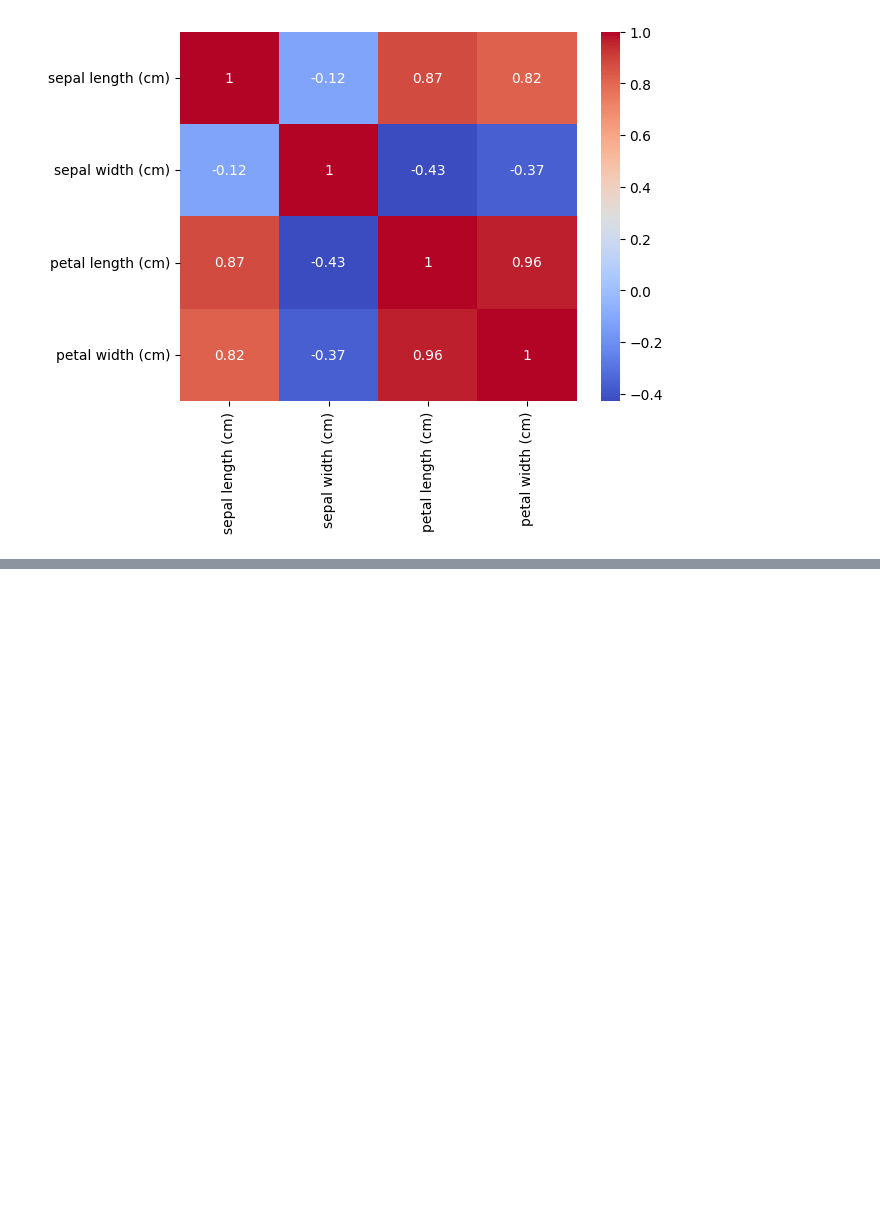
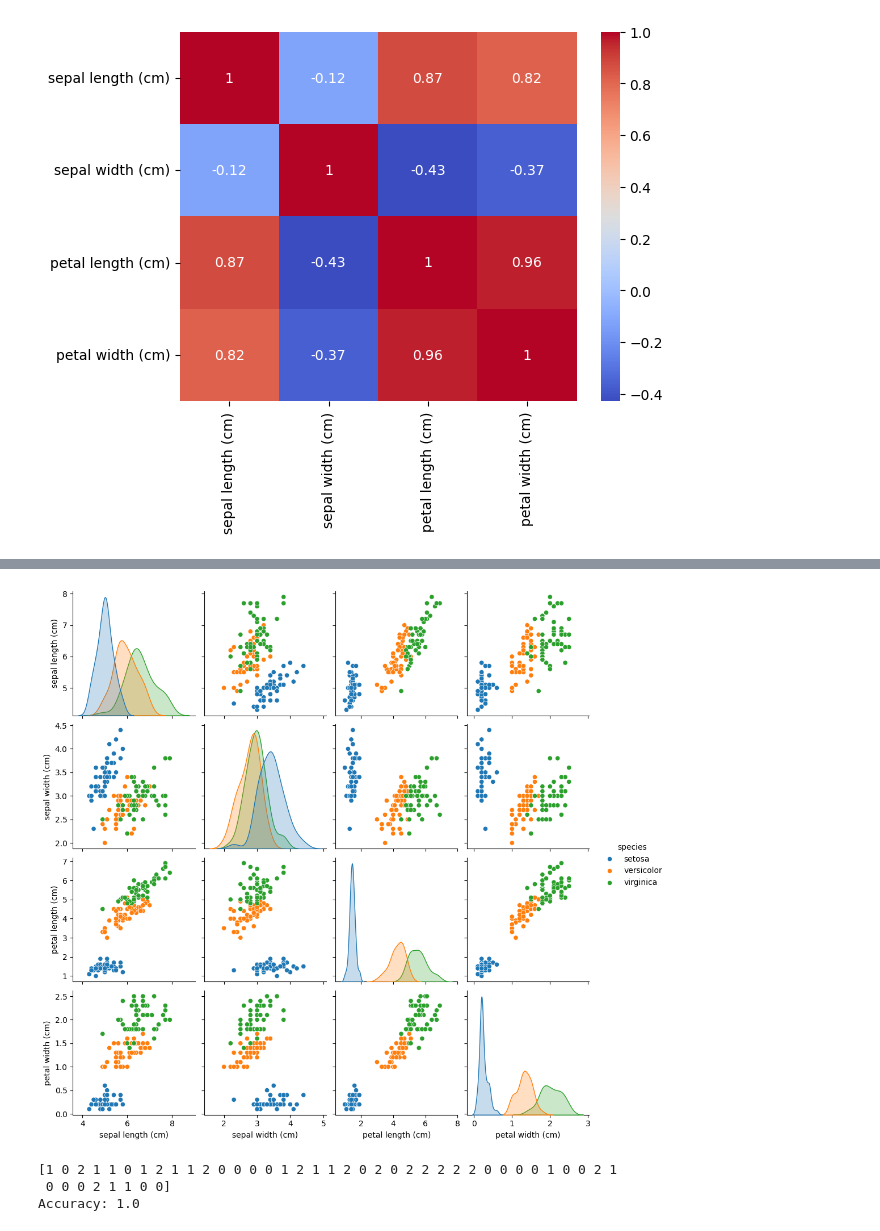
Before and after one commit to KonulJ/Iris, a Jupyter notebook: iris.ipynb, the cells around one changed output, grey strips where cells are left out. Drawn from its saved outputs; the diff is of its cells as text; code cells hidden in the pictures; blank space fills up the shorter version.

```diff
--- a/iris.ipynb
+++ b/iris.ipynb
@@ -81,0 +74,5 @@ AttributeError: 'KMeans' object has no attribute 'inetia_'
+# %%
+sns.pairplot(df, hue='species')
+plt.show()
+# %% [output]
+[figure, added]
@@ -81,0 +85,21 @@ AttributeError: 'KMeans' object has no attribute 'inetia_'
+# %%
+from sklearn.metrics import accuracy_score
+
+# Create KNeighborsClassifier model
+knn = KNeighborsClassifier(n_neighbors=3)
+
+# Train the model
+knn.fit(X_train, y_train)
+
+# Predict the labels for the test set
+y_pred = knn.predict(X_test)
+
+# Print the predicted labels
+print(y_pred)
+# Calculate the accuracy of the model
+accuracy = accuracy_score(y_test, y_pred)
+print(f'Accuracy: {accuracy}')
+# %% [output]
+[1 0 2 1 1 0 1 2 1 1 2 0 0 0 0 1 2 1 1 2 0 2 0 2 2 2 2 2 0 0 0 0 1 0 0 2 1
+ 0 0 0 2 1 1 0 0]
+Accuracy: 1.0
```
Also changed, not shown: parts of 10 cells of this notebook, 1 other file.
